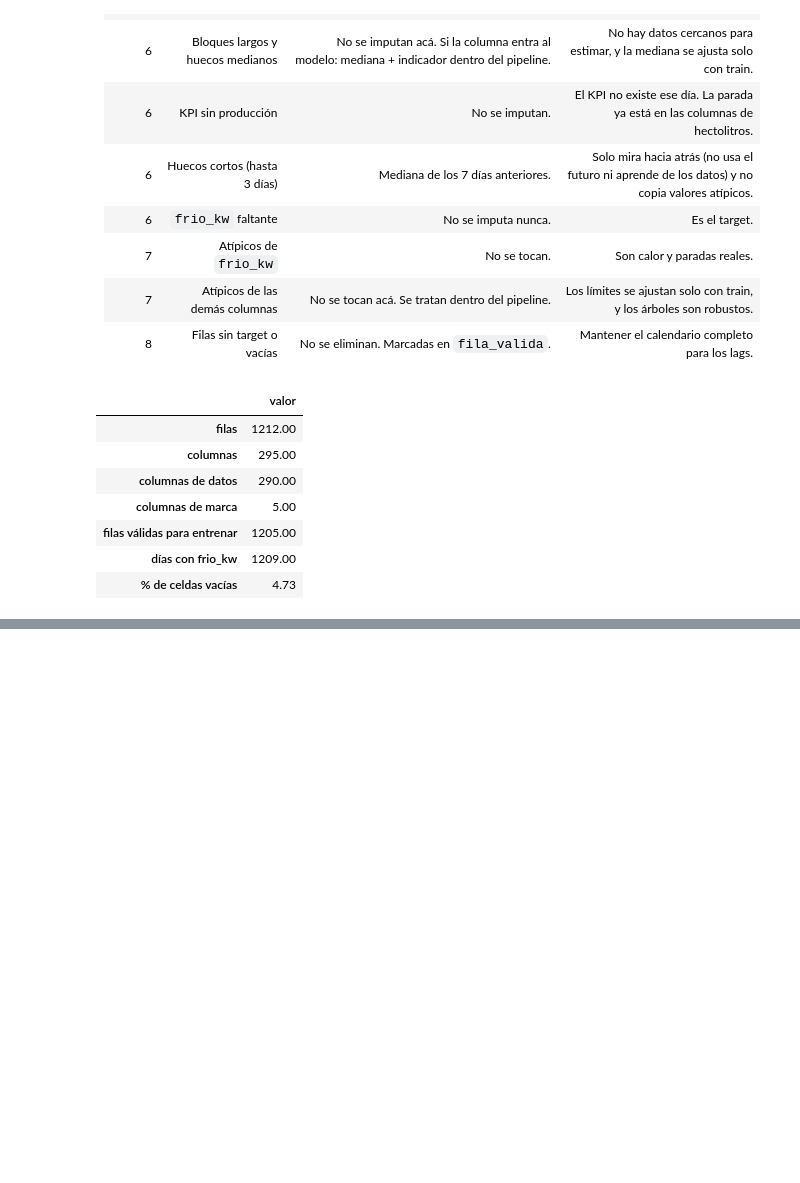
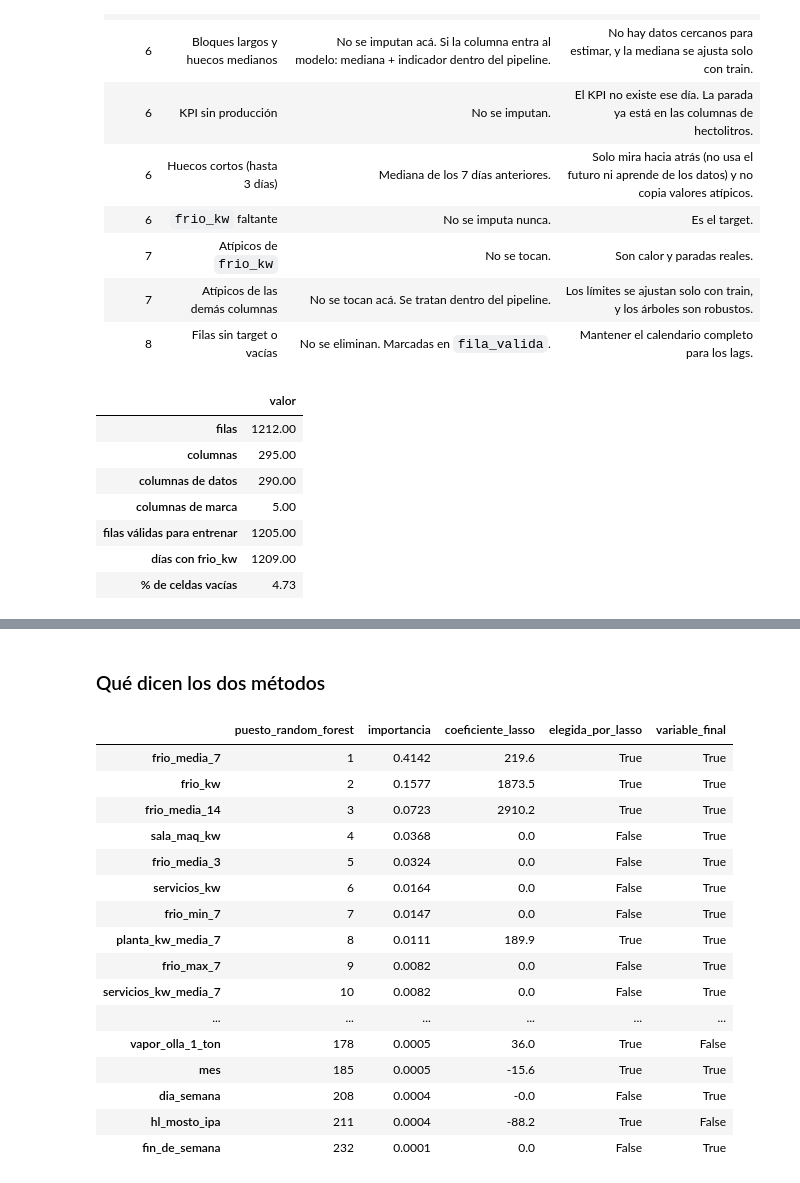
Before and after one commit to franbaudra/cervecera, a Jupyter notebook: notebooks/preprocesamiento.ipynb, the cells around one changed output, grey strips where cells are left out. Drawn from its saved outputs; the diff is of its cells as text; code cells hidden in the pictures; blank space fills up the shorter version.

```diff
--- a/notebooks/preprocesamiento.ipynb
+++ b/notebooks/preprocesamiento.ipynb
@@ -1224,0 +1394,19 @@ pd.Series({
+# %%
+from sklearn.linear_model import LassoCV
+from sklearn.model_selection import TimeSeriesSplit
+from sklearn.preprocessing import StandardScaler
+
+lasso = make_pipeline(
+    SimpleImputer(strategy="median"),
+    StandardScaler(),
+    LassoCV(cv=TimeSeriesSplit(5), random_state=SEMILLA, max_iter=50000),
+)
+lasso.fit(train[candidatas], train["y"])
+
+coeficientes = pd.Series(lasso[-1].coef_, index=candidatas)
+elegidas_lasso = coeficientes[coeficientes != 0]
+elegidas_lasso = elegidas_lasso.reindex(elegidas_lasso.abs().sort_values(ascending=False).index)
+
+print("Penalización elegida (alpha):", round(lasso[-1].alpha_, 1))
+print("Variables con coeficiente distinto de cero:", len(elegidas_lasso), "de", len(candidatas))
+elegidas_lasso.round(1).to_frame("coeficiente")
@@ -1224,0 +1434,34 @@ pd.Series({
+# %% [markdown]
+### Qué dicen los dos métodos
+# %%
+top_bosque = list(importancia.head(10).index)
+
+comparacion_seleccion = pd.DataFrame({
+    "puesto_random_forest": importancia.rank(ascending=False).astype(int),
+    "importancia": importancia.round(4),
+    "coeficiente_lasso": coeficientes.round(1),
+})
+comparacion_seleccion["elegida_por_lasso"] = comparacion_seleccion["coeficiente_lasso"] != 0
+comparacion_seleccion["variable_final"] = comparacion_seleccion.index.isin(pp.VARIABLES)
+
+# Mostramos las 10 primeras del Random Forest, las que eligió LASSO y las finales
+mostrar = comparacion_seleccion.index.isin(top_bosque) | comparacion_seleccion["elegida_por_lasso"] | comparacion_seleccion["variable_final"]
+comparacion_seleccion[mostrar].sort_values("puesto_random_forest")
+# %% [output]
+|  | puesto_random_forest | importancia | coeficiente_lasso | elegida_por_lasso | variable_final |
+| frio_media_7 | 1 | 0.4142 | 219.6 | True | True |
+| frio_kw | 2 | 0.1577 | 1873.5 | True | True |
+| frio_media_14 | 3 | 0.0723 | 2910.2 | True | True |
+| sala_maq_kw | 4 | 0.0368 | 0.0 | False | True |
+| frio_media_3 | 5 | 0.0324 | 0.0 | False | True |
+| servicios_kw | 6 | 0.0164 | 0.0 | False | True |
+| frio_min_7 | 7 | 0.0147 | 0.0 | False | True |
+| planta_kw_media_7 | 8 | 0.0111 | 189.9 | True | True |
+| frio_max_7 | 9 | 0.0082 | 0.0 | False | True |
+| servicios_kw_media_7 | 10 | 0.0082 | 0.0 | False | True |
+| ... | ... | ... | ... | ... | ... |
+| vapor_olla_1_ton | 178 | 0.0005 | 36.0 | True | False |
+| mes | 185 | 0.0005 | -15.6 | True | True |
+| dia_semana | 208 | 0.0004 | -0.0 | False | True |
+| hl_mosto_ipa | 211 | 0.0004 | -88.2 | True | False |
+| fin_de_semana | 232 | 0.0001 | 0.0 | False | True |
```
Also changed, not shown: parts of 24 cells of this notebook, 5 other files.
